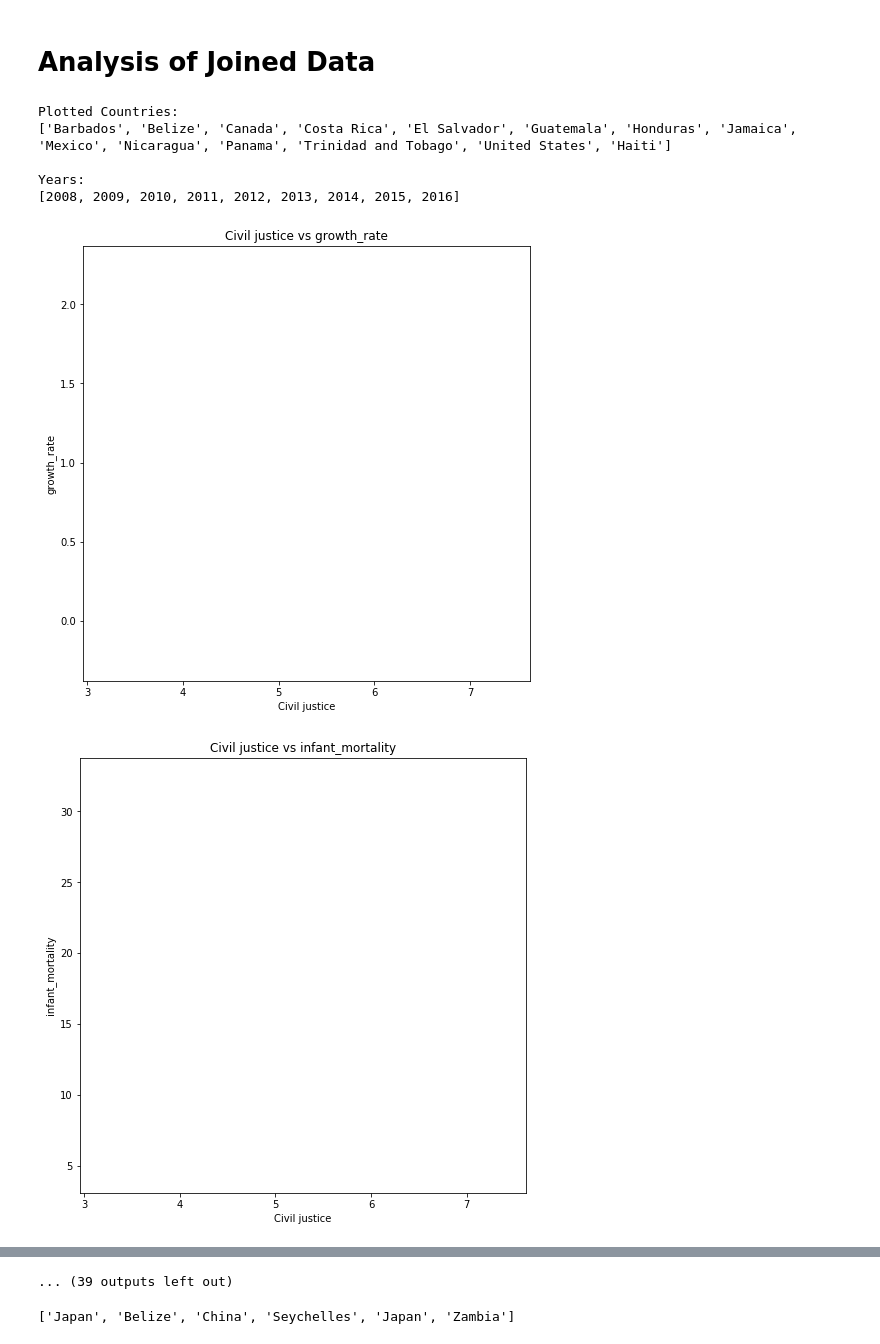
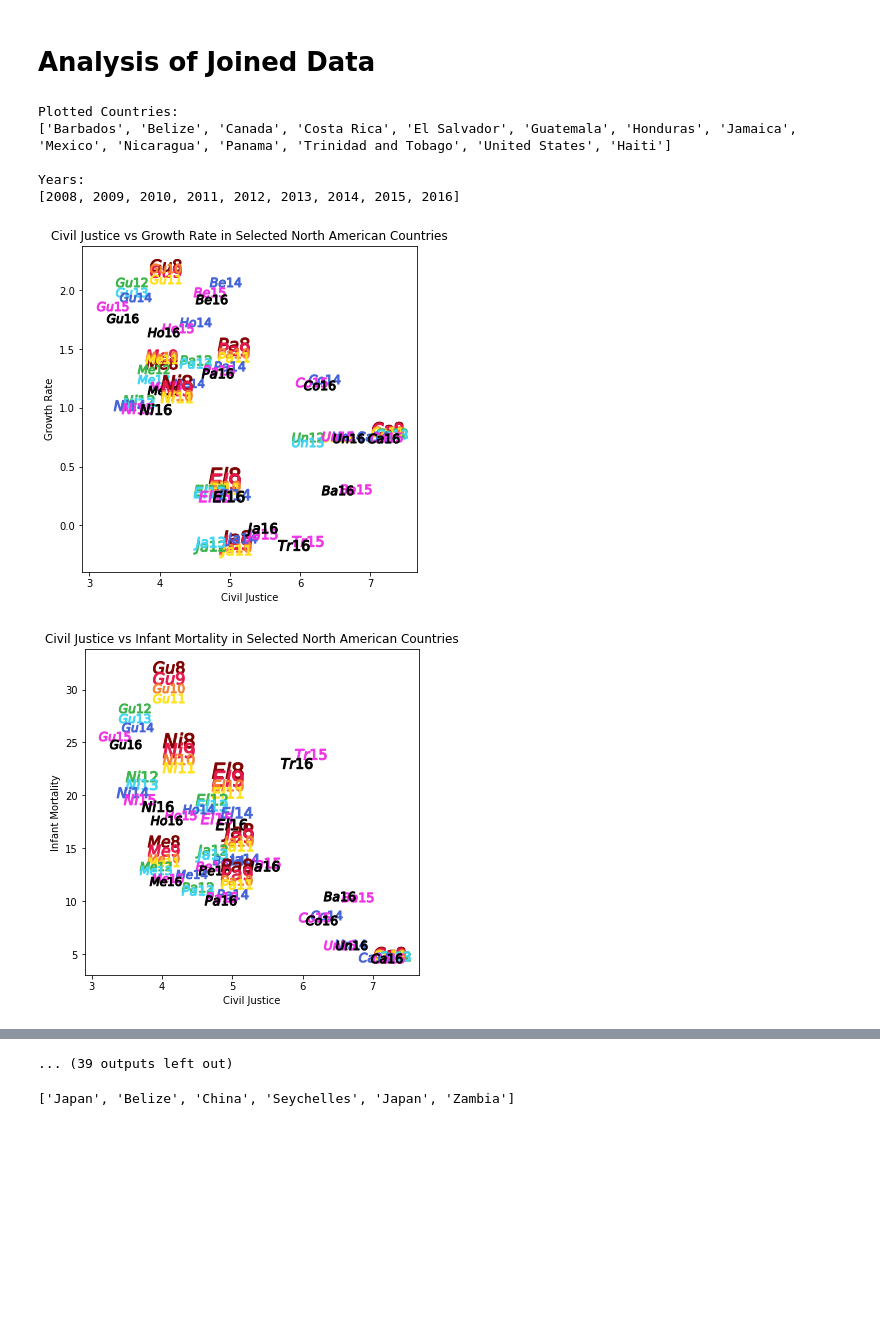
Before and after one commit to Jmaddalena42/ETL_Project, a Jupyter notebook: ETL Project.ipynb, the cells around one changed output, grey strips where cells are left out. Drawn from its saved outputs; the diff is of its cells as text; code cells hidden in the pictures; blank space fills up the shorter version.

Commit message:
Updated chart colors

```diff
--- a/ETL Project.ipynb
+++ b/ETL Project.ipynb
@@ -434,11 +434,14 @@ North_American_countries = [\
 
 
 plotted_countries = []
+colors=["#800000","#e6194B","#f58231","#ffe119","#3cb44b","#42d4f4","#4363d8","#f032e6","#000000"]
 for freedom in freedom_columns:
     for census in census_columns:
-        fig = plt.figure(figsize=(8,8))
+        census_label = census.replace("_"," ").title()
+        freedom_label = freedom.replace("_"," ").title()
+        plot_title = f"{freedom_label} vs {census_label} in Selected North American Countries"
+        fig = plt.figure(figsize=(6,6))
         ax = fig.add_subplot(111)
-        plot_title = f"{freedom} vs {census}"
         for country in available_countries:
             countrydf = joindf.loc[joindf["country"]==country]
             countrydf = countrydf.drop(columns=["country"])
@@ -446,37 +449,38 @@ for freedom in freedom_columns:
                 country_code = f"${country[0:2]}{str(year-2000)}$"
                 plotdf = countrydf.loc[countrydf[freedom].notnull(),["year",freedom,census]].copy()
                 plotdf = plotdf.loc[plotdf[census].notnull(),["year",freedom,census]].copy()
                 plotdf["year"] = plotdf["year"].astype(int)
                 plotdf = plotdf.loc[plotdf["year"]==year,[freedom,census]].copy()
                 col_len = len(plotdf)
                 if col_len>0:
                     plotdf[freedom] = plotdf[freedom].astype(float)
                     plotdf[census] = plotdf[census].astype(float)
-                    plotdf.plot.scatter(x=freedom,
-                                        y=census,
+                    colors_index = 8-(2016-year)
+                    plotdf.plot.scatter(x=census,
+                                        y=freedom,
                                         s=1000,
                                         marker=country_code,
-                                        color=(1-((2016-year)/8)),
+                                        color=colors[colors_index],
                                         ax=ax)
                     if country not in plotted_countries:
                         plotted_countries.append(country)
         ax.set_title(plot_title)
-        ax.set_xlabel(freedom)
-        ax.set_ylabel(census)
+        ax.set_xlabel(census_label)
+        ax.set_ylabel(freedom_label)
 
 print("Plotted Countries:")
 print(plotted_countries)
 print()
 
 years = joindf["year"].unique().tolist()
 print("Years:")
 print(years)
 print()
 # %% [output]
 Plotted Countries:
 ['Barbados', 'Belize', 'Canada', 'Costa Rica', 'El Salvador', 'Guatemala', 'Honduras', 'Jamaica', 'Mexico', 'Nicaragua', 'Panama', 'Trinidad and Tobago', 'United States', 'Haiti']
 
 Years:
 [2008, 2009, 2010, 2011, 2012, 2013, 2014, 2015, 2016]
-[figure, old version]
+[figure, new version]
-[figure, old version]
+[figure, new version]
```
Also changed, not shown: parts of 1 cell of this notebook.
